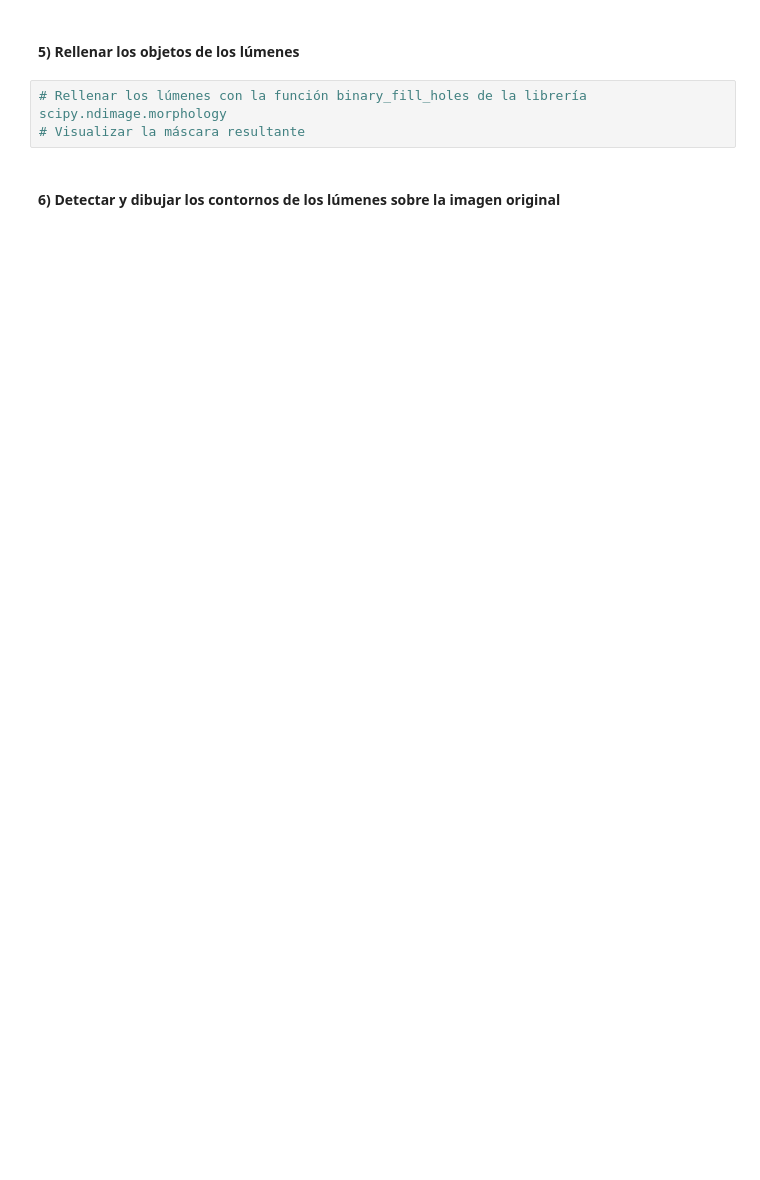
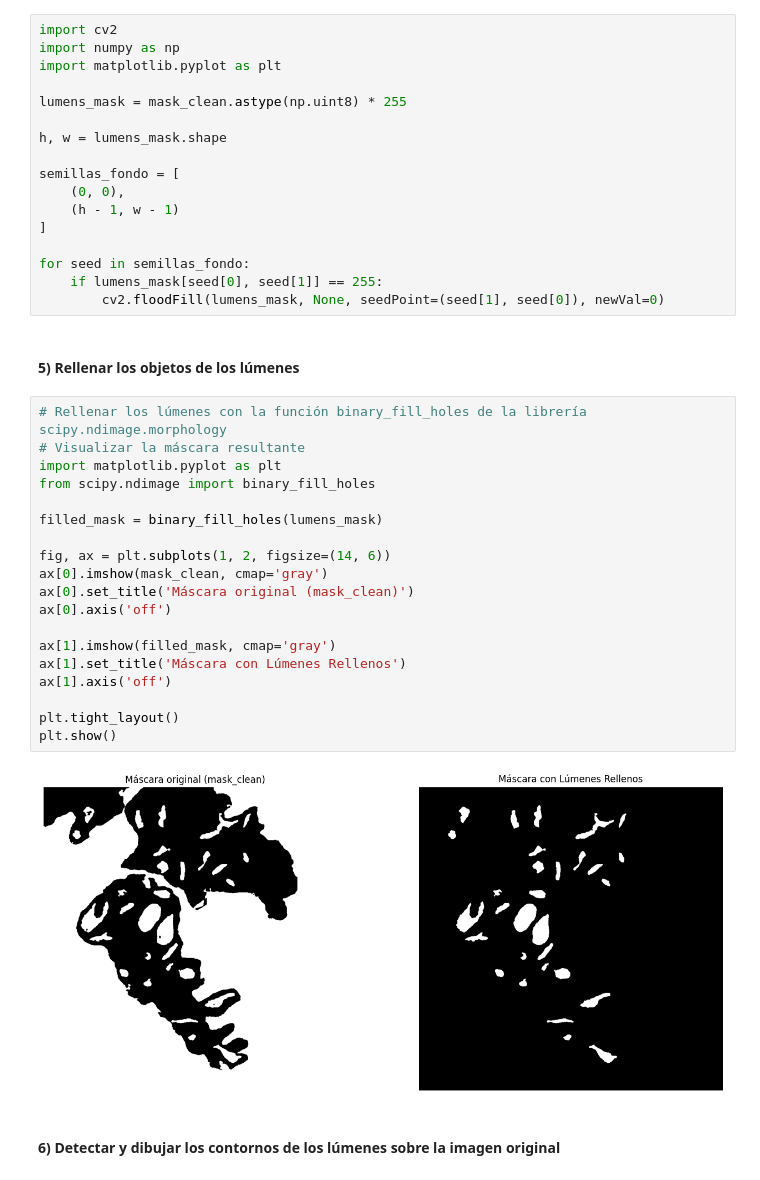
Before and after one commit to MichaeLaudrup/Aprendizaje_supervisado_VIU, a Jupyter notebook: Actividad1_Computer_Vision/Actividad_Computer_Vision_C1.ipynb, the cells around one changed output. Cells and saved outputs as stored; diff of their text form; blank space fills up the shorter version.

```diff
--- a/Actividad1_Computer_Vision/Actividad_Computer_Vision_C1.ipynb
+++ b/Actividad1_Computer_Vision/Actividad_Computer_Vision_C1.ipynb
@@ -115,8 +125,43 @@ plt.show()
+# %%
+import cv2
+import numpy as np
+import matplotlib.pyplot as plt
+
+lumens_mask = mask_clean.astype(np.uint8) * 255
+
+h, w = lumens_mask.shape
+
+semillas_fondo = [
+    (0, 0),
+    (h - 1, w - 1)
+]
+
+for seed in semillas_fondo:
+    if lumens_mask[seed[0], seed[1]] == 255:
+        cv2.floodFill(lumens_mask, None, seedPoint=(seed[1], seed[0]), newVal=0)
 # %% [markdown]
 #### 5) Rellenar los objetos de los lúmenes
-# %%
-# Rellenar los lúmenes con la función binary_fill_holes de la librería scipy.ndimage.morphology
-# Visualizar la máscara resultante
+# %%
+# Rellenar los lúmenes con la función binary_fill_holes de la librería scipy.ndimage.morphology
+# Visualizar la máscara resultante
+import matplotlib.pyplot as plt
+from scipy.ndimage import binary_fill_holes
+
+filled_mask = binary_fill_holes(lumens_mask)
+
+fig, ax = plt.subplots(1, 2, figsize=(14, 6))
+ax[0].imshow(mask_clean, cmap='gray')
+ax[0].set_title('Máscara original (mask_clean)')
+ax[0].axis('off')
+
+ax[1].imshow(filled_mask, cmap='gray')
+ax[1].set_title('Máscara con Lúmenes Rellenos')
+ax[1].axis('off')
+
+plt.tight_layout()
+plt.show()
+# %% [output]
+[figure, added]
 # %% [markdown]
 #### 6) Detectar y dibujar los contornos de los lúmenes sobre la imagen original
 # %%
```
Also changed, not shown: parts of 13 cells of this notebook, 15 other files.
